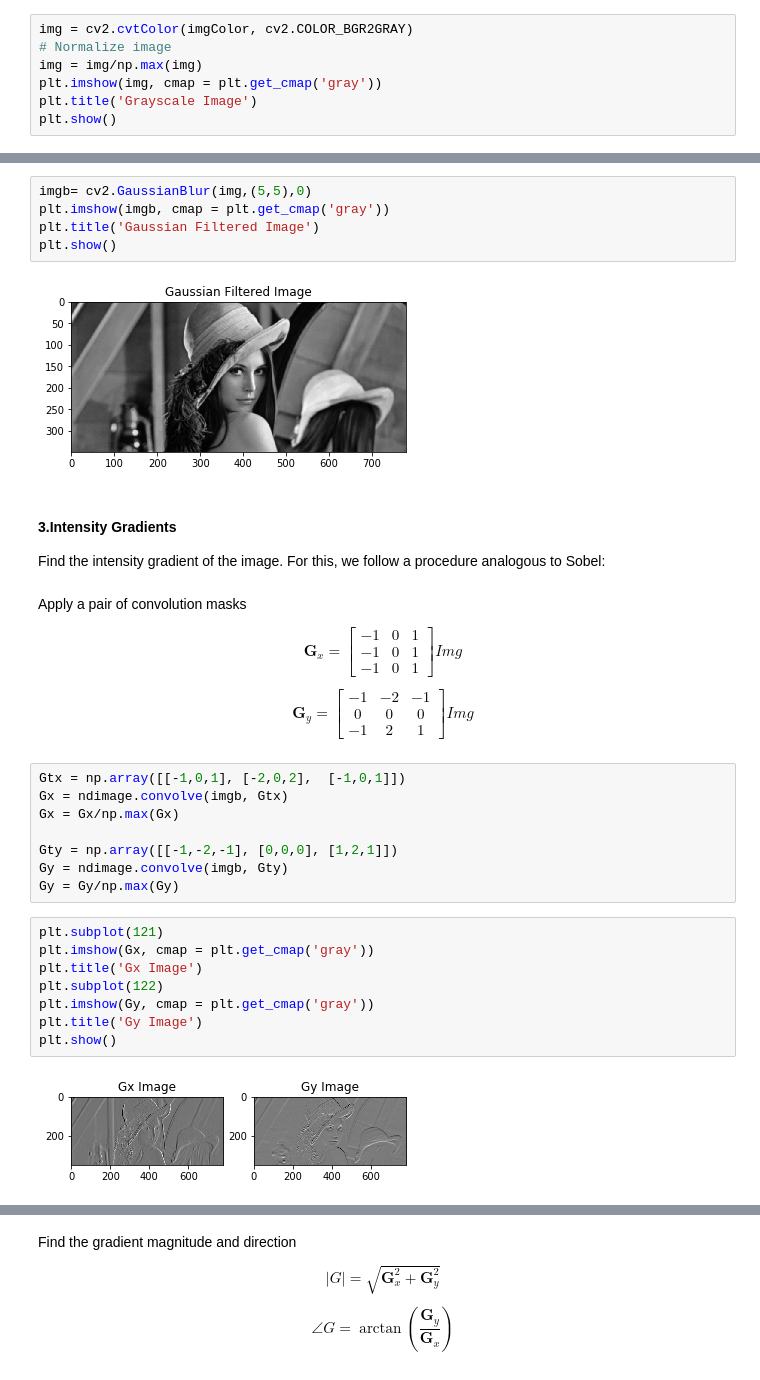
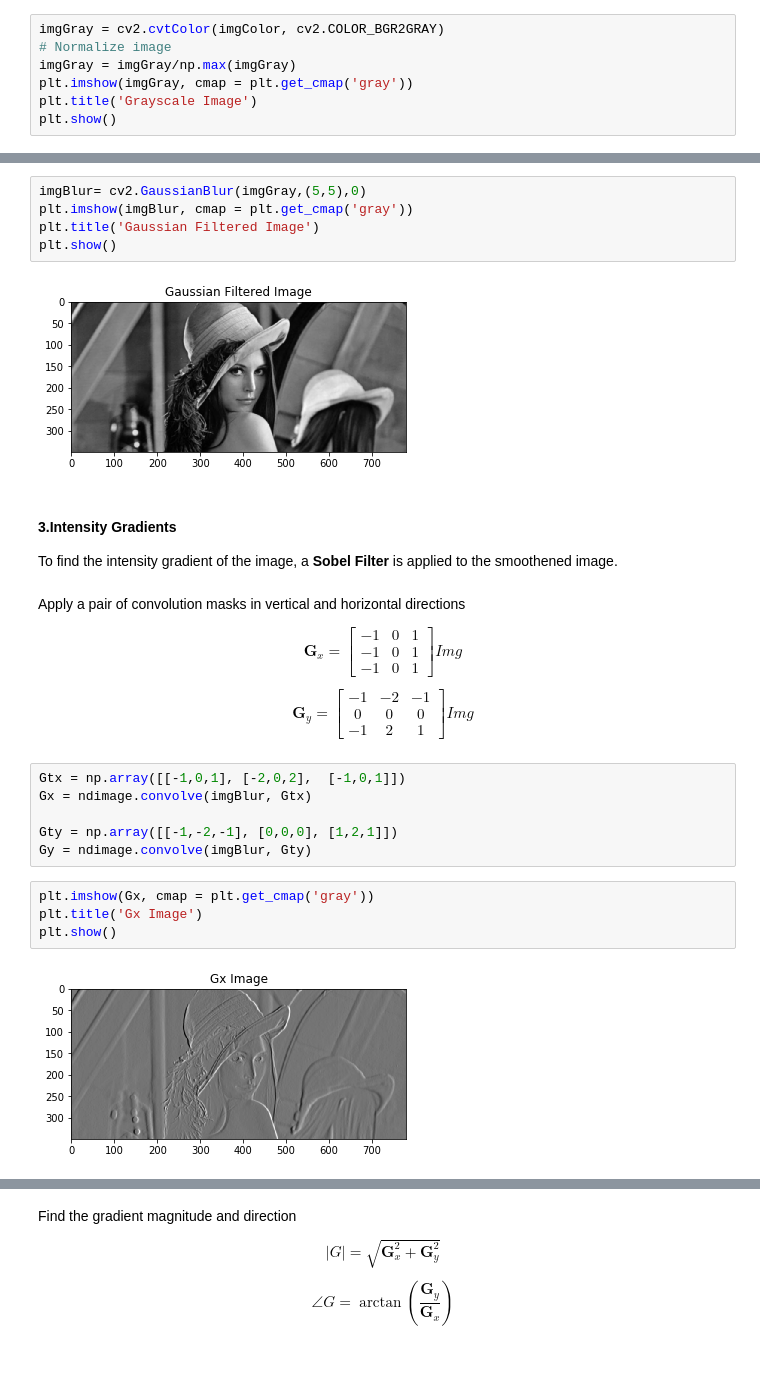
Before and after one commit to herrera-diego/CannyEdgeDetection, a Jupyter notebook: src/Edge Detection.ipynb, the cells around one changed output, grey strips where cells are left out. Drawn from its saved outputs; the diff is of its cells as text.

```diff
--- a/src/Edge Detection.ipynb
+++ b/src/Edge Detection.ipynb
@@ -80,10 +33,10 @@ plt.show()
 # %% [output]
 [figure]
 # %%
-img = cv2.cvtColor(imgColor, cv2.COLOR_BGR2GRAY)
+imgGray = cv2.cvtColor(imgColor, cv2.COLOR_BGR2GRAY)
 # Normalize image
-img = img/np.max(img)
-plt.imshow(img, cmap = plt.get_cmap('gray'))
+imgGray = imgGray/np.max(imgGray)
+plt.imshow(imgGray, cmap = plt.get_cmap('gray'))
 plt.title('Grayscale Image')
 plt.show()
 # %% [output]
@@ -93,17 +46,17 @@ plt.show()
 To filter out any noise a **Gaussian Filter** is applied to the image.
 The blur removes some of the noise before further processing the image.
 # %%
-imgb= cv2.GaussianBlur(img,(5,5),0)
-plt.imshow(imgb, cmap = plt.get_cmap('gray'))
+imgBlur= cv2.GaussianBlur(imgGray,(5,5),0)
+plt.imshow(imgBlur, cmap = plt.get_cmap('gray'))
 plt.title('Gaussian Filtered Image')
 plt.show()
 # %% [output]
 [figure]
 # %% [markdown]
 #### 3.Intensity Gradients
-Find the intensity gradient of the image. For this, we follow a procedure analogous to Sobel:
+To find the intensity gradient of the image, a **Sobel Filter** is applied to the smoothened image.
 # %% [markdown]
-Apply a pair of convolution masks
+Apply a pair of convolution masks in vertical and horizontal directions
 
 $$\begin{equation}
  \mathbf{G}_x =
@@ -126,19 +79,13 @@ Img
 \end{equation}$$
 # %%
 Gtx = np.array([[-1,0,1], [-2,0,2],  [-1,0,1]])
-Gx = ndimage.convolve(imgb, Gtx)
-Gx = Gx/np.max(Gx)
+Gx = ndimage.convolve(imgBlur, Gtx)
 
 Gty = np.array([[-1,-2,-1], [0,0,0], [1,2,1]])
-Gy = ndimage.convolve(imgb, Gty)
-Gy = Gy/np.max(Gy)
+Gy = ndimage.convolve(imgBlur, Gty)
 # %%
-plt.subplot(121)
 plt.imshow(Gx, cmap = plt.get_cmap('gray'))
 plt.title('Gx Image')
-plt.subplot(122)
-plt.imshow(Gy, cmap = plt.get_cmap('gray'))
-plt.title('Gy Image')
 plt.show()
 # %% [output]
-[figure, old version]
+[figure, new version]
```
Also changed, not shown: parts of 30 cells of this notebook.
